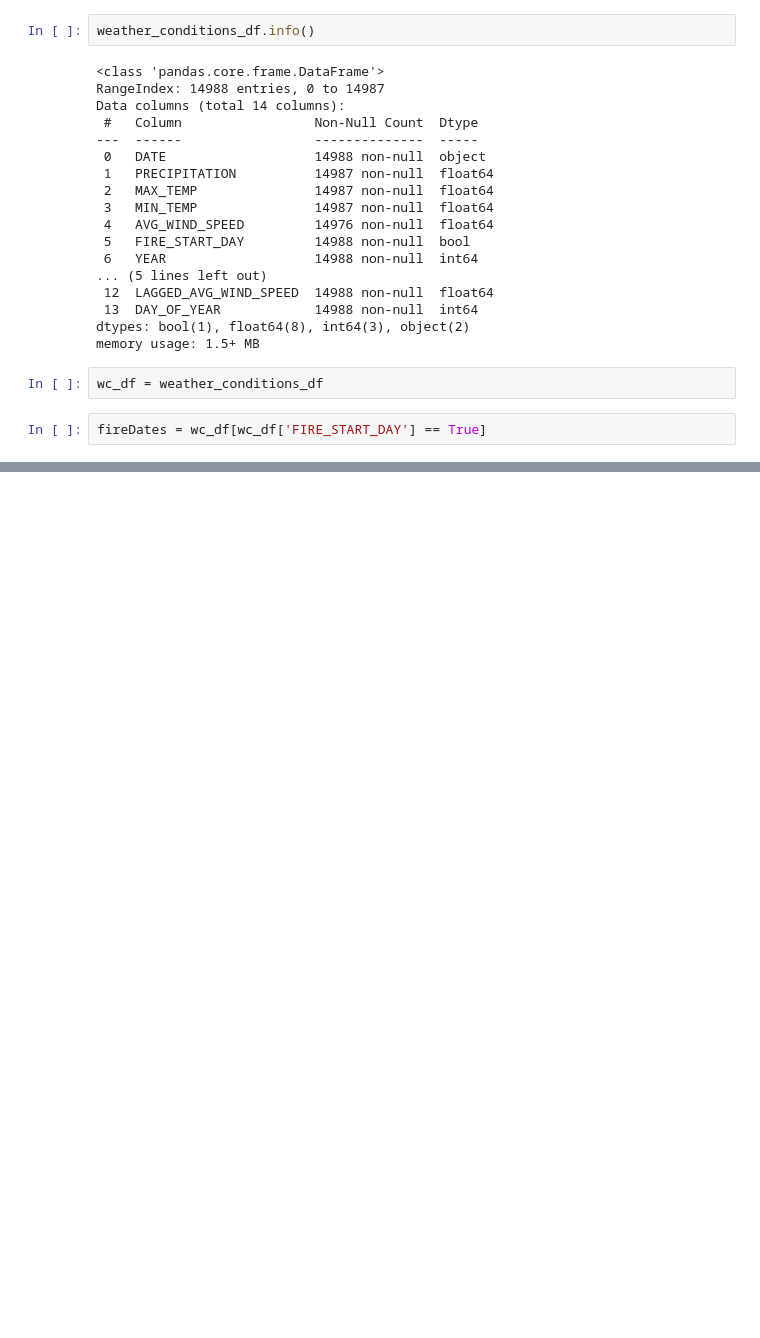
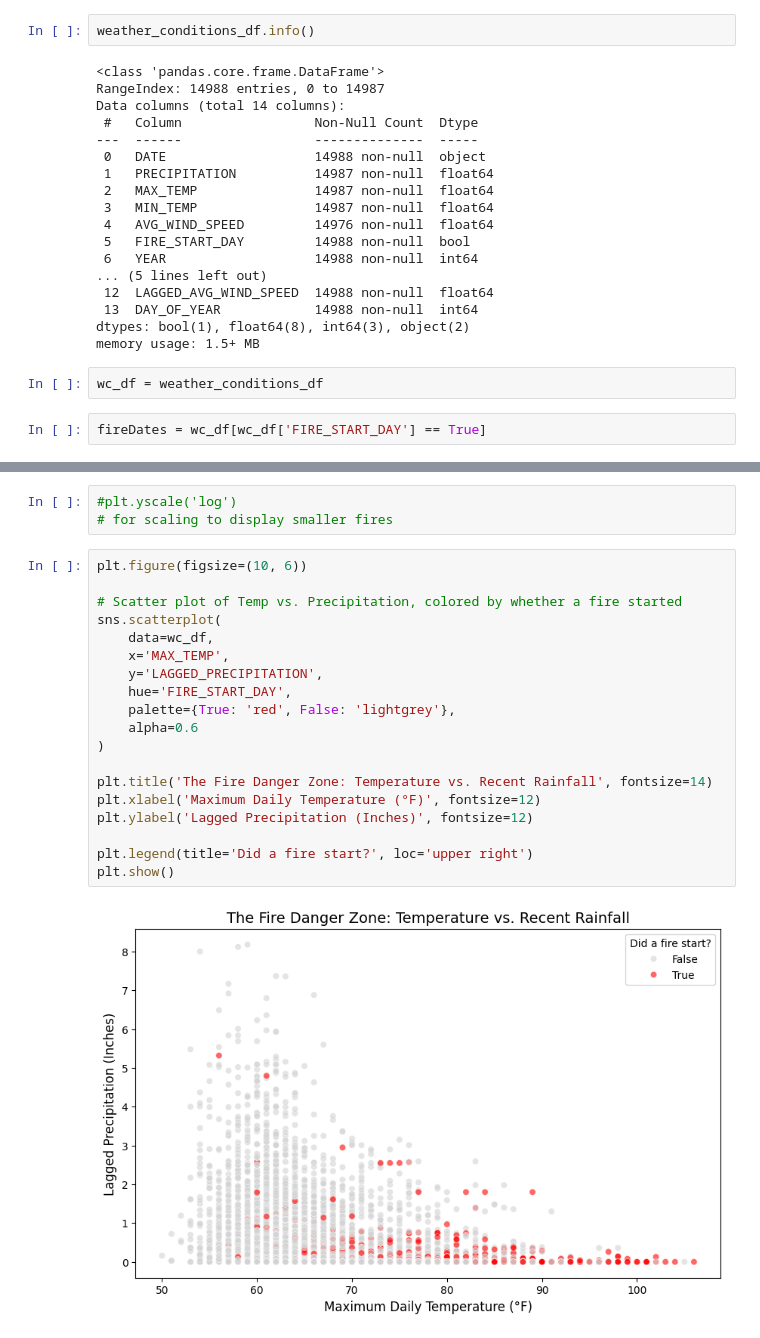
Before and after one commit to leo7812/CA-WildFire-ML-Models, a Jupyter notebook: CS163_Weather_Project.ipynb, the cells around one changed output, grey strips where cells are left out. Saved outputs shown, nothing was run; the diff lists cells and outputs as text; blank space fills up the shorter version.

```diff
--- a/CS163_Weather_Project.ipynb
+++ b/CS163_Weather_Project.ipynb
@@ -126,0 +197,24 @@ fireDates.head()
+# %%
+#plt.yscale('log')
+# for scaling to display smaller fires
+# %%
+plt.figure(figsize=(10, 6))
+
+# Scatter plot of Temp vs. Precipitation, colored by whether a fire started
+sns.scatterplot(
+    data=wc_df,
+    x='MAX_TEMP',
+    y='LAGGED_PRECIPITATION',
+    hue='FIRE_START_DAY',
+    palette={True: 'red', False: 'lightgrey'},
+    alpha=0.6
+)
+
+plt.title('The Fire Danger Zone: Temperature vs. Recent Rainfall', fontsize=14)
+plt.xlabel('Maximum Daily Temperature (°F)', fontsize=12)
+plt.ylabel('Lagged Precipitation (Inches)', fontsize=12)
+
+plt.legend(title='Did a fire start?', loc='upper right')
+plt.show()
+# %% [output]
+[figure, added]
```
Also changed, not shown: parts of 7 cells of this notebook.
